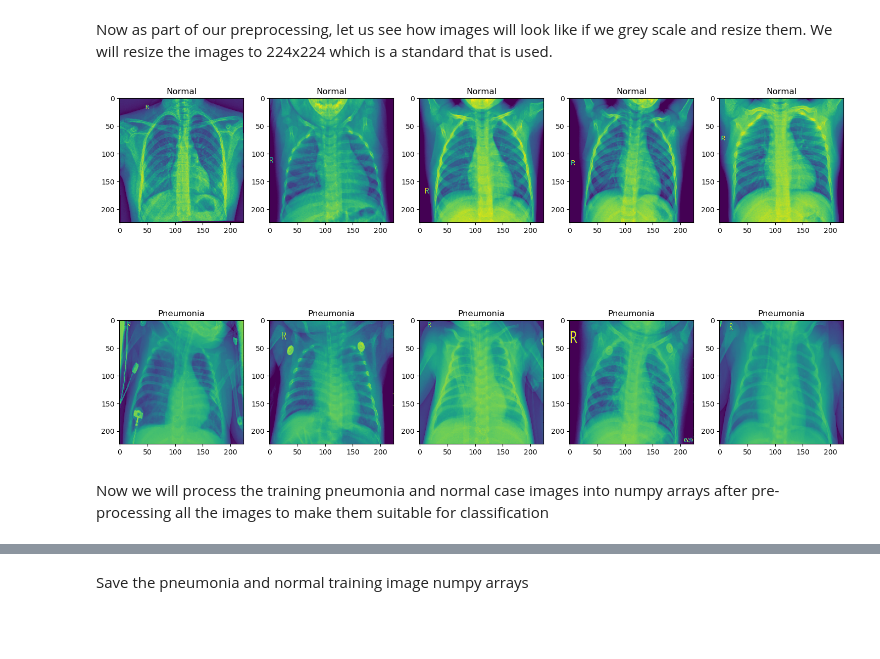
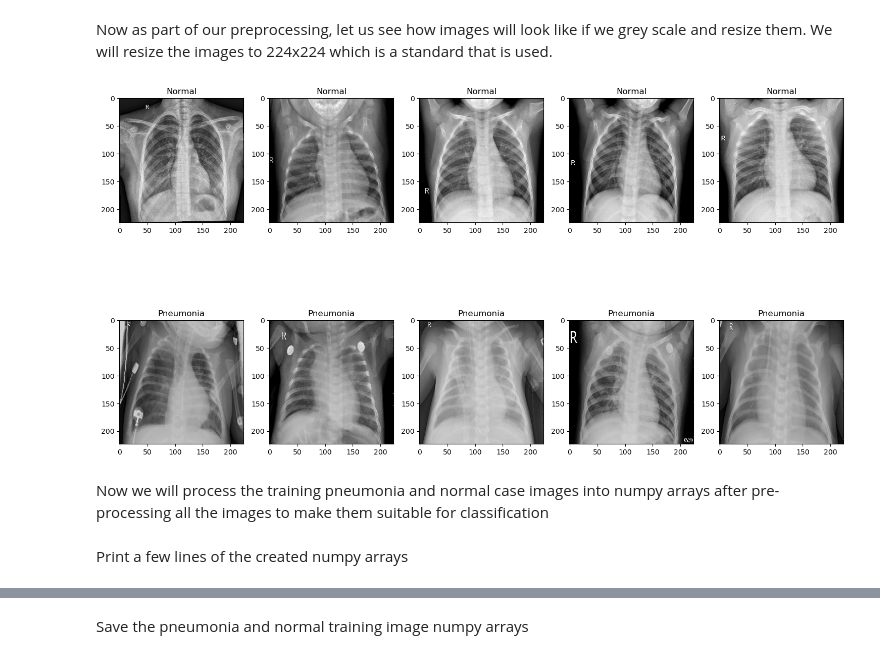
Before and after one commit to mt98/Datascience, a Jupyter notebook: Capstone_three/Data_wrangling_EDA.ipynb, the cells around one changed output, grey strips where cells are left out. Cells and saved outputs as stored; diff of their text form; code cells hidden in the pictures; blank space fills up the shorter version.

```diff
--- a/Capstone_three/Data_wrangling_EDA.ipynb
+++ b/Capstone_three/Data_wrangling_EDA.ipynb
@@ -81,21 +81,21 @@ We will resize the images to 224x224 which is a standard that is used.
 # %%
 cols=5
 rows=2
 plt.figure(figsize=(15,10))
 for i in range(10):
     img=cv2.imread(Images[i])
     img_resize=cv2.resize(img,(224,224))
     img_gray=cv2.cvtColor(img_resize,cv2.COLOR_BGR2GRAY)
     plt.subplot(rows,cols,i+1)
-    plt.imshow(img_gray)
+    plt.imshow(img_gray,cmap="gray")
     if i<5:
         plt.title("Normal")
     else:
         plt.title("Pneumonia")
 plt.tight_layout()
 plt.show()
 # %% [output]
-[figure, old version]
+[figure, new version]
 # %% [markdown]
 Now we will process the training pneumonia and normal case images into numpy arrays after pre-processing all the images to make them suitable for classification
 # %%
@@ -122,3 +122,5 @@ for path in image_paths_pneumonia:
         images_pneumonia_training.append(img_gray)
      else:
        print(f"Failed to load image: {path}")
+# %% [markdown]
+Print a few lines of the created numpy arrays
```
Also changed, not shown: parts of 17 cells of this notebook, 1 other file.
